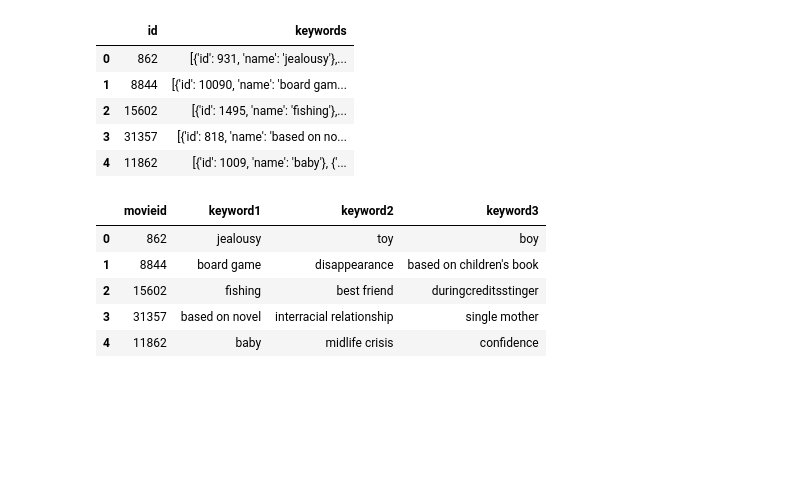
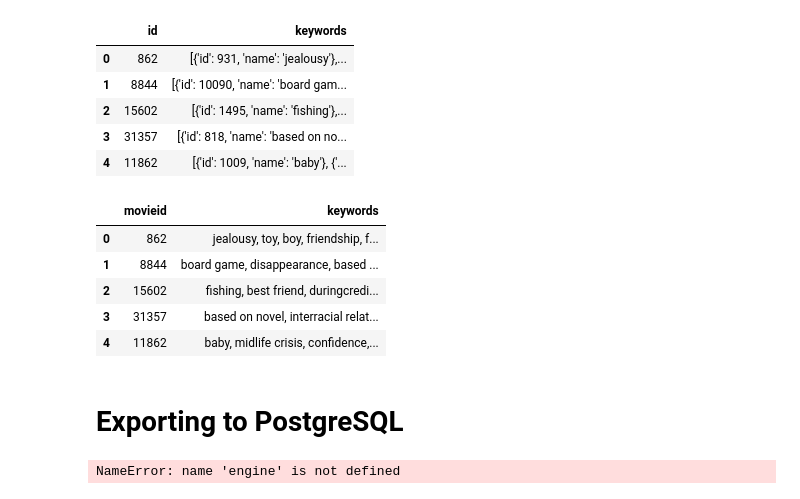
Before and after one commit to dany-roman/project_2, a Jupyter notebook: movielens_database_main.ipynb, the cells around one changed output. Drawn from its saved outputs; the diff is of its cells as text; code cells hidden in the pictures; blank space fills up the shorter version.

Commit message:
made a single keywords column

```diff
--- a/movielens_database_main.ipynb
+++ b/movielens_database_main.ipynb
@@ -393,50 +602,56 @@ keywords.head()
 | 3 | 31357 | [{'id': 818, 'name': 'based on no... |
 | 4 | 11862 | [{'id': 1009, 'name': 'baby'}, {'... |
 # %%
-keyword1 = []
-keyword2 = []
-keyword3 = []
+movie_keywords = []
+
 keys = keywords['keywords']
 movie_id = list(keywords['id'])
 
 for key in keys:
 
     words = key
     words = ast.literal_eval(words)
 
     try:
         words1 = words[0]['name']
     except:
         words1 = 'null'
 
     try:
         words2 = words[1]['name']
     except:
         words2 = 'null'
 
     try:
         words3 = words[2]['name']
     except:
         words3 = 'null'
 
-    keyword1.append(words1)
-    keyword2.append(words2)
-    keyword3.append(words3)
+    try:
+        words4 = words[3]['name']
+    except:
+        words4 = 'null'
+
+    try:
+        words5 = words[4]['name']
+    except:
+        words5 = 'null'
+
+    keys_list = f"{words1}, {words2}, {words3}, {words4}, {words5}"
+    movie_keywords.append(keys_list)
 
 keywords_df = {
     'movieid': movie_id,
-    'keyword1': keyword1,
-    'keyword2': keyword2,
-    'keyword3': keyword3
+    'keywords': movie_keywords
 }
 
 keywords_df = pd.DataFrame(keywords_df)
 
 keywords_df.head()
 # %% [output]
-|  | movieid | keyword1 | keyword2 | keyword3 |
-| 0 | 862 | jealousy | toy | boy |
-| 1 | 8844 | board game | disappearance | based on children's book |
-| 2 | 15602 | fishing | best friend | duringcreditsstinger |
-| 3 | 31357 | based on novel | interracial relationship | single mother |
-| 4 | 11862 | baby | midlife crisis | confidence |
+|  | movieid | keywords |
+| 0 | 862 | jealousy, toy, boy, friendship, f... |
+| 1 | 8844 | board game, disappearance, based ... |
+| 2 | 15602 | fishing, best friend, duringcredi... |
+| 3 | 31357 | based on novel, interracial relat... |
+| 4 | 11862 | baby, midlife crisis, confidence,... |
@@ -443,2 +660,6 @@ keywords_df.head()
+# %% [markdown]
+# Exporting to PostgreSQL
 # %%
 keywords_df.to_sql(name='keywords', con=engine, if_exists='append', index=False)
+# %% [output]
+NameError: name 'engine' is not defined
```
Also changed, not shown: parts of 40 cells of this notebook, 2 other files.
